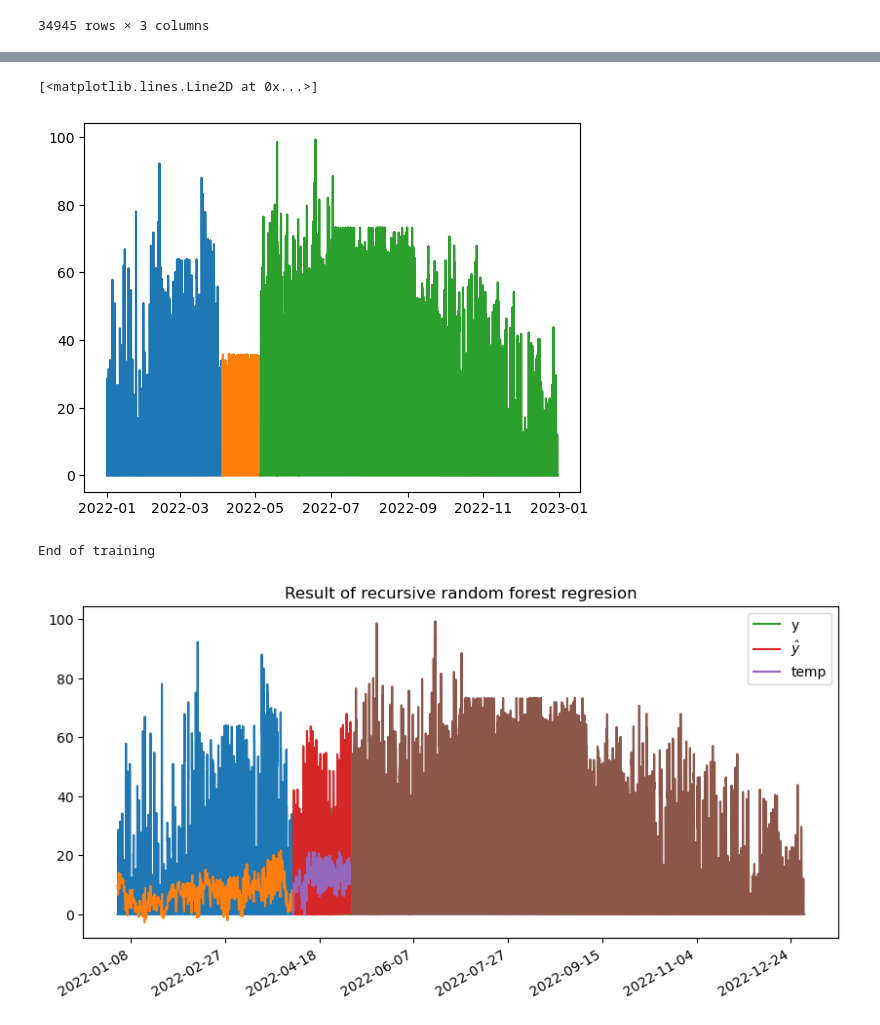
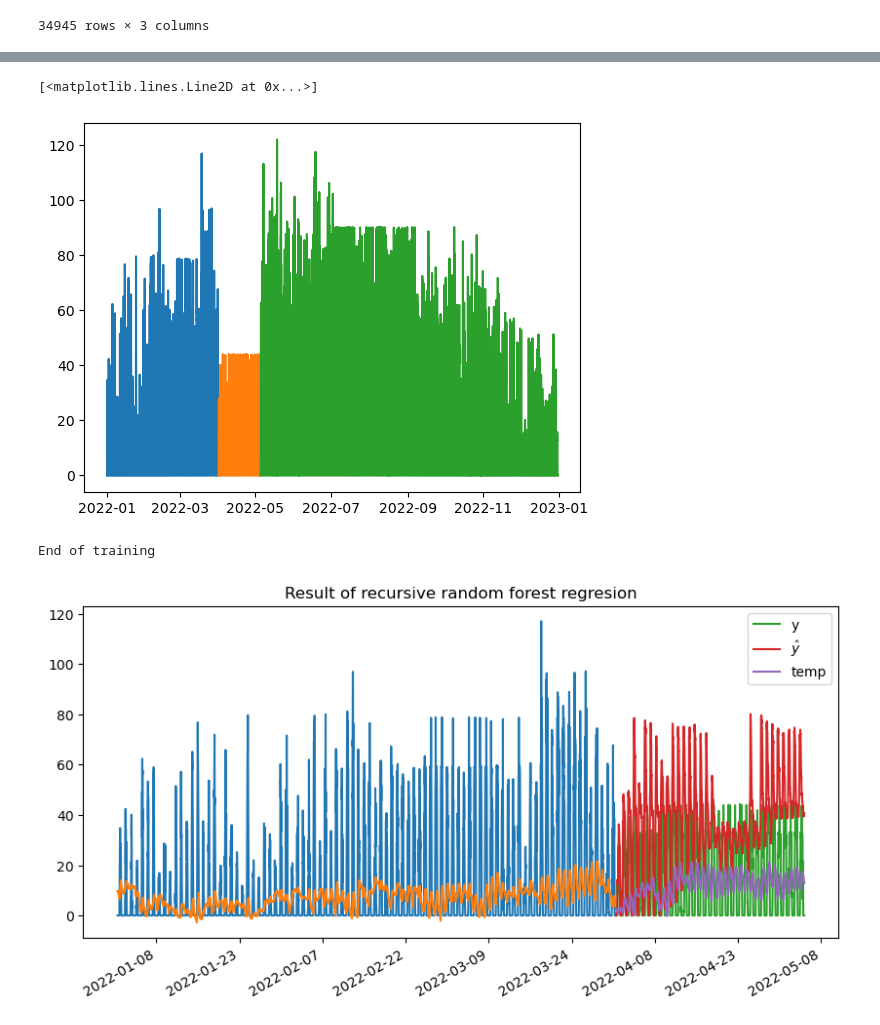
Before and after one commit to SpongeStark/Pre-PhD, a Jupyter notebook: demo/train_naive_PV_2022.ipynb, the cells around one changed output, grey strips where cells are left out. Drawn from its saved outputs; the diff is of its cells as text; code cells hidden in the pictures.

Commit message:
new time step 15m initial 2022 predictions

```diff
--- a/demo/train_naive_PV_2022.ipynb
+++ b/demo/train_naive_PV_2022.ipynb
@@ -91,49 +179,49 @@ dts['doy_cos'] = np.cos(2*np.pi*dts['dayofyear']/365)
 dts['dow_sin'] = np.sin(2*np.pi*dts['dayofweek']/7)
 dts['dow_cos'] = np.cos(2*np.pi*dts['dayofweek']/7)
 # %%
-initial = dts.index[dts['Date'] == '4/01/2022 1:00'][0]
-final = dts.index[dts['Date'] == '5/05/2022 1:00'][0]
+initial = dts.index[dts['Date'] == pd.Timestamp('2022-04-01 01:00:00', tz='Europe/Paris')][0]
+final = dts.index[dts['Date'] == pd.Timestamp('2022-05-05 01:00:00', tz='Europe/Paris')][0]
 
 df_train = dts.iloc[:initial]
 df_test = dts.iloc[initial:final]
 df_after = dts.iloc[final:]
-plt.plot(df_train.Date,df_train['PV'], label='Train')
-plt.plot(df_test.Date,df_test['PV'], label='Test')
-plt.plot(df_after.Date,df_after['PV'], label='Test')
+plt.plot(df_train.Date.dt.tz_localize(None), df_train['PV'], label='Train')
+plt.plot(df_test.Date.dt.tz_localize(None), df_test['PV'], label='Test')
+plt.plot(df_after.Date.dt.tz_localize(None), df_after['PV'], label='After')
 # %% [output]
 [<matplotlib.lines.Line2D at 0x...>]
-[figure, old version]
+[figure, new version]
 # %%
 from skforecast.recursive import ForecasterRecursive
 from skforecast.preprocessing import RollingFeatures
 from sklearn.ensemble import RandomForestRegressor
 from xgboost import XGBRegressor
 from lightgbm import LGBMRegressor
-
+days = 75
 forecaster = ForecasterRecursive(
     # regressor = XGBRegressor(n_estimators=460, learning_rate=0.01, random_state=42),
         # regressor = LGBMRegressor(random_state=15926, verbose=-1),
     regressor = RandomForestRegressor(random_state=42),
-    lags = int(24*60), # use previous two month
-    window_features = RollingFeatures(stats=['max','std'], window_sizes=int(24))
+    lags = int((60/15)*24*days), # use previous two month
+    window_features = RollingFeatures(stats=['max','std'], window_sizes=int((60/15)*24))
 )
 # %%
 import joblib as jb
 import json
 
-output_dir = root_proj / "checkpoints" / "pv_60d_lgmb_2022_lim_tem_M_sin_h"
+output_dir = root_proj / "checkpoints" / "15m" / "pv_60d_rf_2022_lim_temp_M_sin_h_doy"
 
 if not (output_dir / "log.json").is_file(): # first train
     output_dir.mkdir(parents=True, exist_ok=True)
     # training
-    forecaster.fit(y=df_train['PV'],exog=df_train[['temp','month','hour_sin','hour_cos']], store_in_sample_residuals=True)
+    forecaster.fit(y=df_train['PV'],exog=df_train[['temp','month','hour_sin','hour_cos','doy_sin','doy_cos']], store_in_sample_residuals=True)
     # residuals = forecaster.in_sample_residuals  # 查看训练残差
     # save model
     jb.dump(forecaster, output_dir/"model.joblib")
     # log
     log = {
         "metadata": {
-            "description": "recursive XGBRegressor",
+            "description": "recursive rf",
             "lags": int(forecaster.lags[-1]),
             "window_features": {
                 "type": forecaster.window_features[0].__class__.__name__ ,
@@ -158,31 +246,31 @@ else:
 # %% [output]
 End of training
 # %%
-yhat_test = forecaster.predict(steps=len(df_test), exog=df_test[['temp','month','hour_sin','hour_cos']])
+yhat_test = forecaster.predict(steps=len(df_test), exog=df_test[['temp','month','hour_sin','hour_cos','doy_sin','doy_cos']])
 # %%
 # Save and display the plot
 import matplotlib.ticker as ticker
 fig, ax = plt.subplots(figsize=(10, 5))
 ax.set_title("Result of recursive random forest regresion")
 ax.plot(df_train['Date'],df_train['PV'])
 ax.plot(df_train['Date'],df_train['temp'])
 ax.plot(df_test['Date'], df_test['PV'], label='y')
 ax.plot(df_test['Date'], yhat_test, label=r'$\hat{y}$')
 ax.plot(df_test['Date'],df_test['temp'], label='temp')
-ax.plot(df_after['Date'],df_after['PV'])
+# ax.plot(df_after['Date'],df_after['PV'])
 
 ax.xaxis.set_major_locator(ticker.MaxNLocator(nbins=10))
 
 # optional: minor ticks every 6 hours
 # ax.xaxis.set_minor_locator(mdates.HourLocator(interval=6))
 
 ax.legend()
 
 fig.autofmt_xdate() # for rotation
 fig.savefig(output_dir / "prediction_test.png", dpi=300, bbox_inches='tight')
 plt.show()
 # %% [output]
-[figure, old version]
+[figure, new version]
 # %%
 fig, ax = plt.subplots(figsize=(10, 5))
 ax.set_title("Result of recursive random forest regresion")
```
Also changed, not shown: parts of 11 cells of this notebook.
